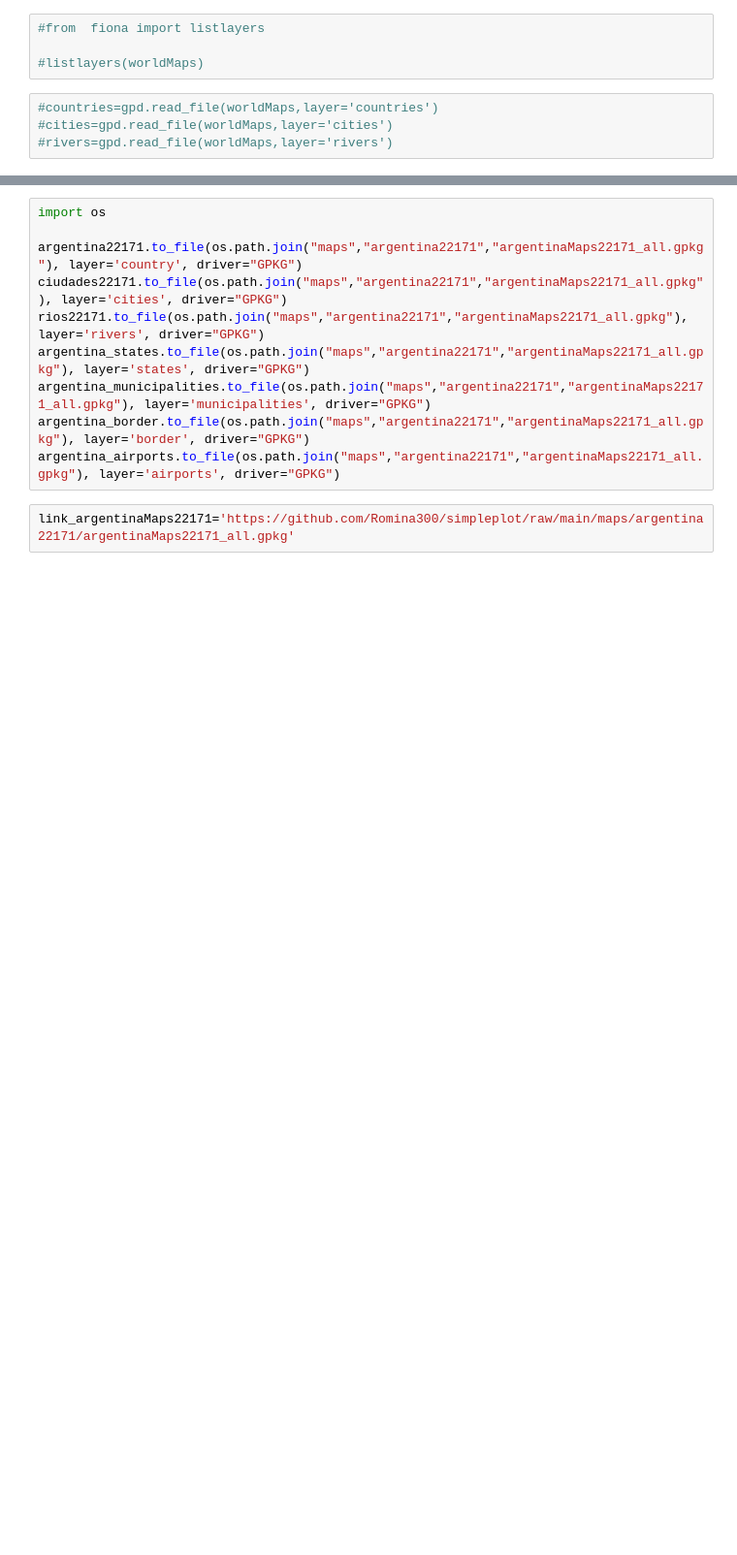
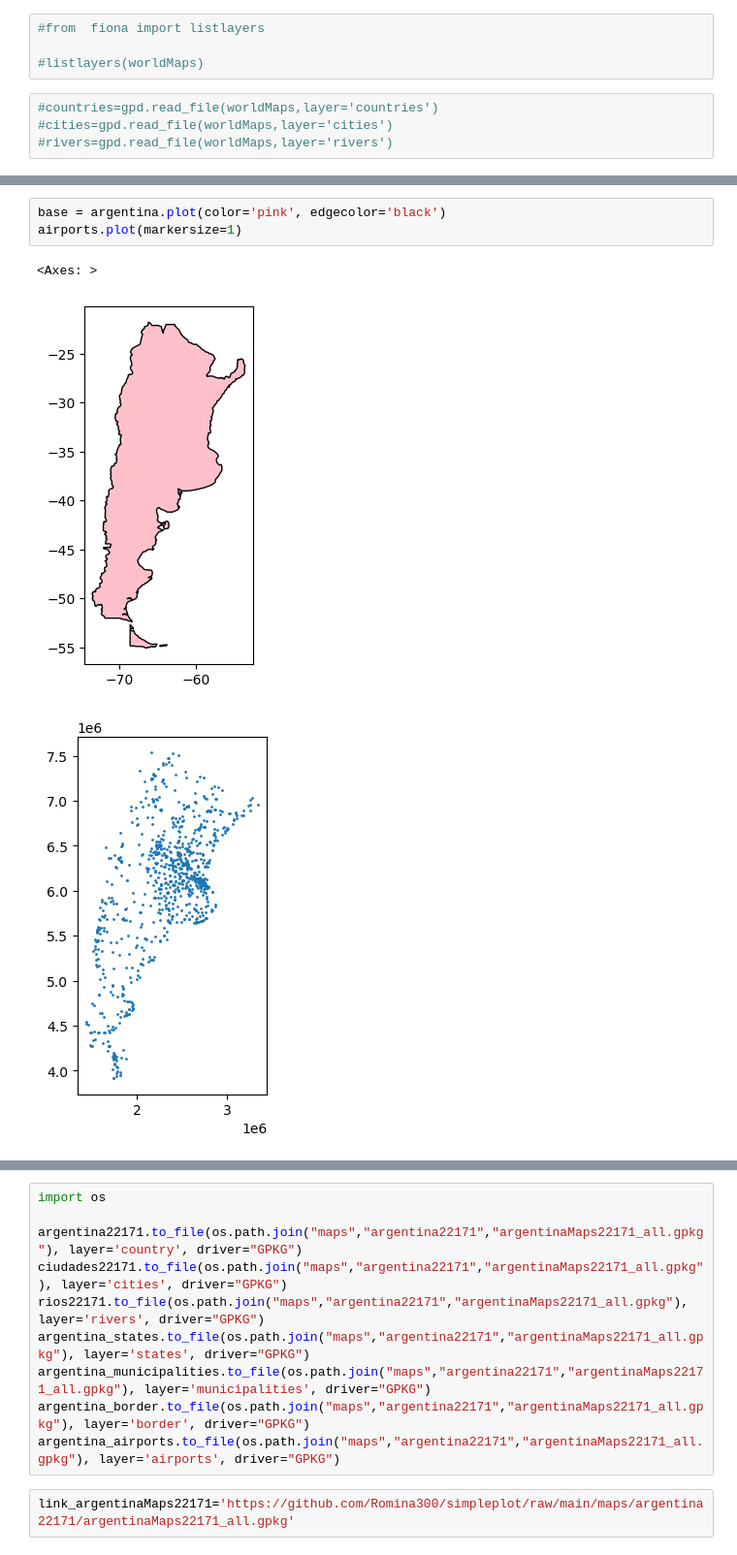
Before and after one commit to Romina300/simpleplot, a Jupyter notebook: index-Copy_simpleplot_Argentina.ipynb, the cells around one changed output, grey strips where cells are left out. Shown at 97% size. Drawn from its saved outputs; the diff is of its cells as text; blank space fills up the shorter version.

```diff
--- a/index-Copy_simpleplot_Argentina.ipynb
+++ b/index-Copy_simpleplot_Argentina.ipynb
@@ -273,0 +310,7 @@ airports.plot(ax=base,markersize=1)
+# %%
+base = argentina.plot(color='pink', edgecolor='black')
+airports.plot(markersize=1)
+# %% [output]
+<Axes: >
+[figure, added]
+[figure, added]
```
Also changed, not shown: parts of 26 cells of this notebook, 1 other file.
